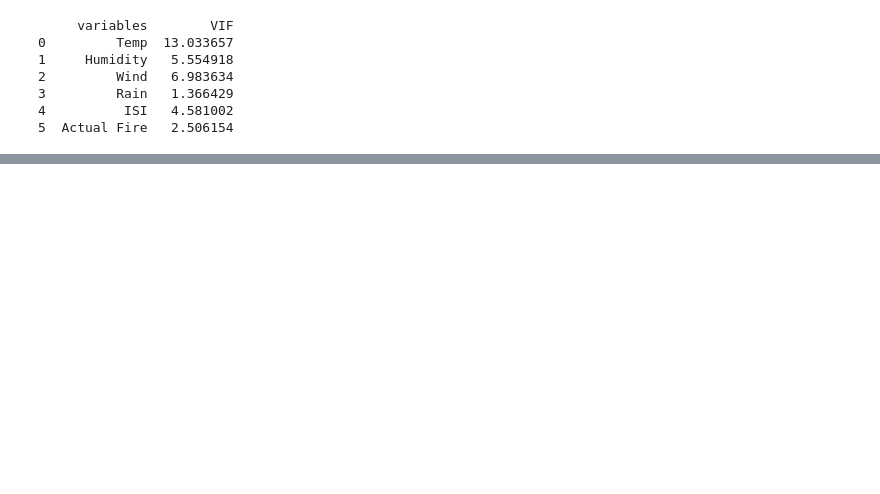
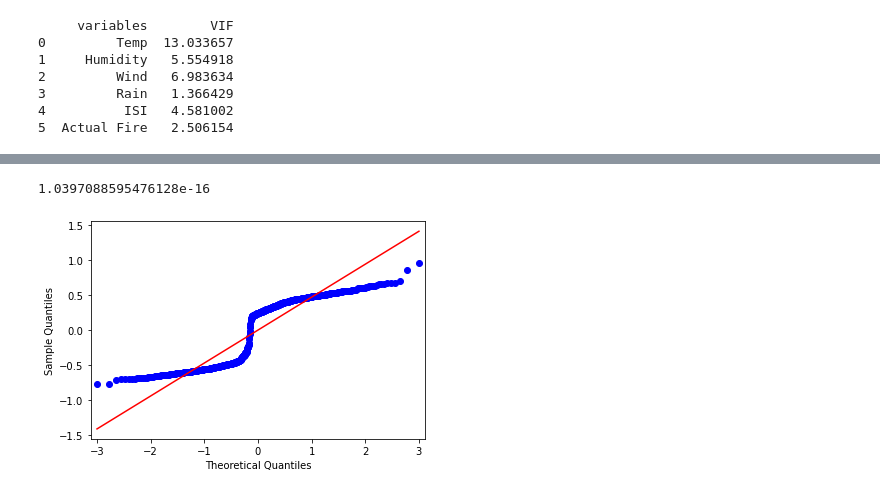
Before and after one commit to John-Halter/Forest-Fire-Deep-Learning, a Jupyter notebook: Logistic Regression.ipynb, the cells around one changed output, grey strips where cells are left out. Drawn from its saved outputs; the diff is of its cells as text; code cells hidden in the pictures; blank space fills up the shorter version.

```diff
--- a/Logistic Regression.ipynb
+++ b/Logistic Regression.ipynb
@@ -111,0 +160,7 @@ plt.show()
+# %%
+sm.qqplot(est.resid, line= 's')
+mean_residuals = sum(est.resid) / len(est.resid)
+mean_residuals
+# %% [output]
+1.0397088595476128e-16
+[figure, added]
```
Also changed, not shown: parts of 12 cells of this notebook.
